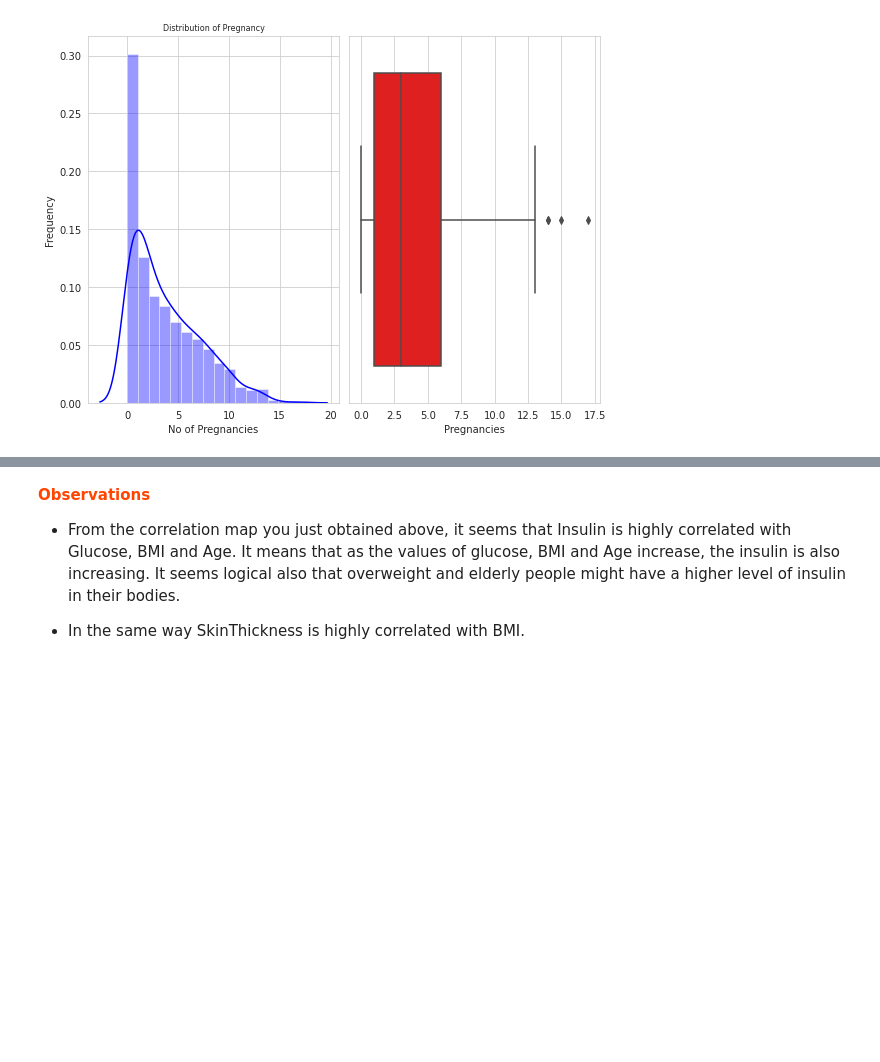
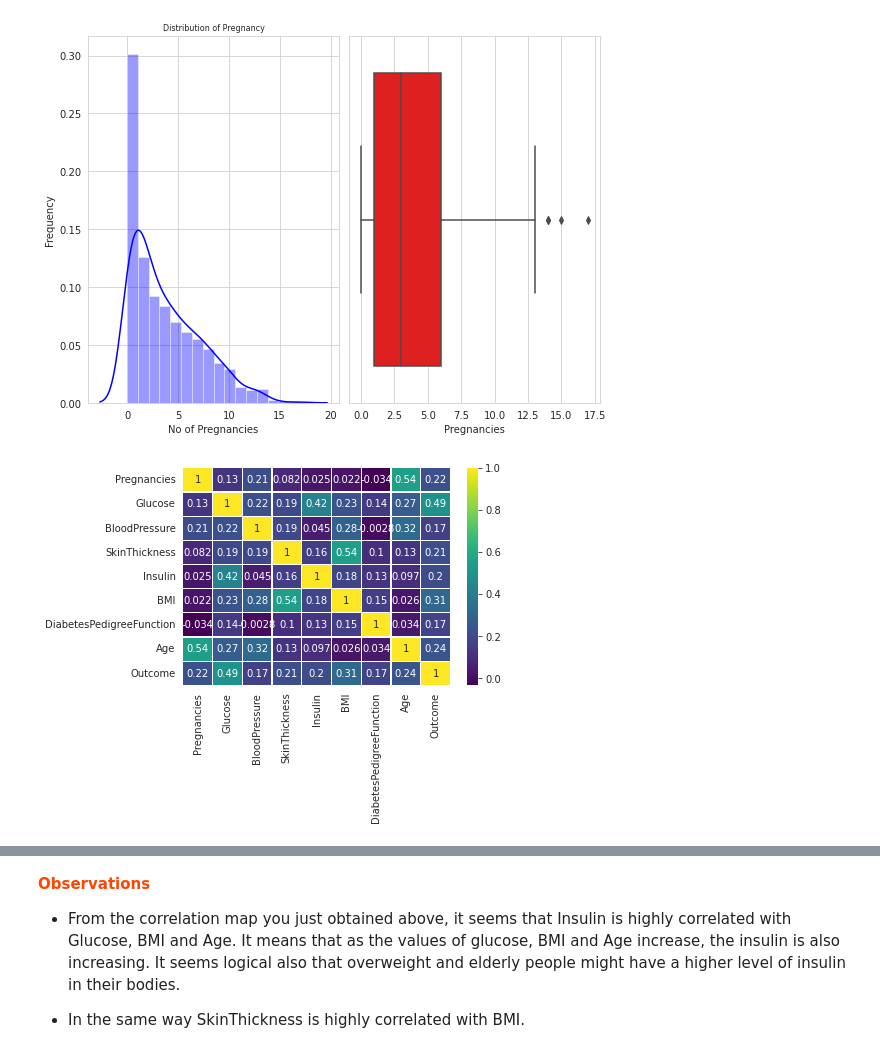
Before and after one commit to Karakamounika/FMML-LAB-MODULES, a Jupyter notebook: Project_FMML_CLF1_2022.ipynb, the cells around one changed output, grey strips where cells are left out. Drawn from its saved outputs; the diff is of its cells as text; code cells hidden in the pictures; blank space fills up the shorter version.

```diff
--- a/Project_FMML_CLF1_2022.ipynb
+++ b/Project_FMML_CLF1_2022.ipynb
@@ -46,5 +46,5 @@ Saving preprocessed_diabetes_data (7) (2).csv to preprocessed_diabetes_data (7)
 # %%
-diabetes_data = pd.read_csv('/content/preprocessed_diabetes_data (7) (2).csv')
+diabetes_data = pd.read_csv('preprocessed_diabetes_data (7).csv')
 # %%
 # View top 10 rows of the Diabetes dataset
 diabetes_data.head(10)
@@ -113,7 +113,12 @@ plt.tight_layout()
 # %%
 ## TASK-1 :
 ## Find out the "Correlation" between the different attributes present in the data.
 ## Also plot a heatmap (refer Seaborn documentation) for the correlation values obtained.
+"""------------------------------------------"""
+sns.heatmap(diabetes_data.corr(),annot=True, cmap='viridis',linewidths=.1)
+plt.show()
+# %% [output]
+[figure, added]
 # %%
 diabetes_data.corr()
 # %% [output]
```
Also changed, not shown: parts of 17 cells of this notebook.
